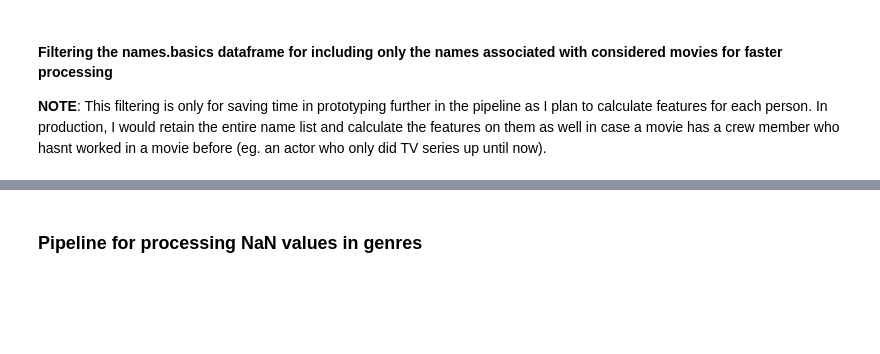
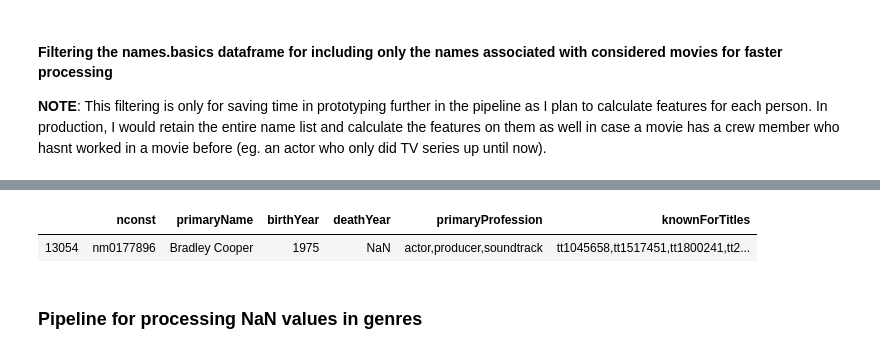
Before and after one commit to kedarbartake98/IMDB_movie_rating_prediction, a Jupyter notebook: notebooks/Initial data processing.ipynb, the cells around one changed output, grey strips where cells are left out. Drawn from its saved outputs; the diff is of its cells as text; code cells hidden in the pictures; blank space fills up the shorter version.

```diff
--- a/notebooks/Initial data processing.ipynb
+++ b/notebooks/Initial data processing.ipynb
@@ -324,3 +351,8 @@ names
+# %%
+names[names['primaryName']=='Bradley Cooper']
+# %% [output]
+|  | nconst | primaryName | birthYear | deathYear | primaryProfession | knownForTitles |
+| 13054 | nm0177896 | Bradley Cooper | 1975 | NaN | actor,producer,soundtrack | tt1045658,tt1517451,tt1800241,tt2... |
 # %%
 names.to_csv(os.path.join(INTERIM_DIR, 'names.basics.csv'))
 # %% [markdown]
```
Also changed, not shown: parts of 11 cells of this notebook.
